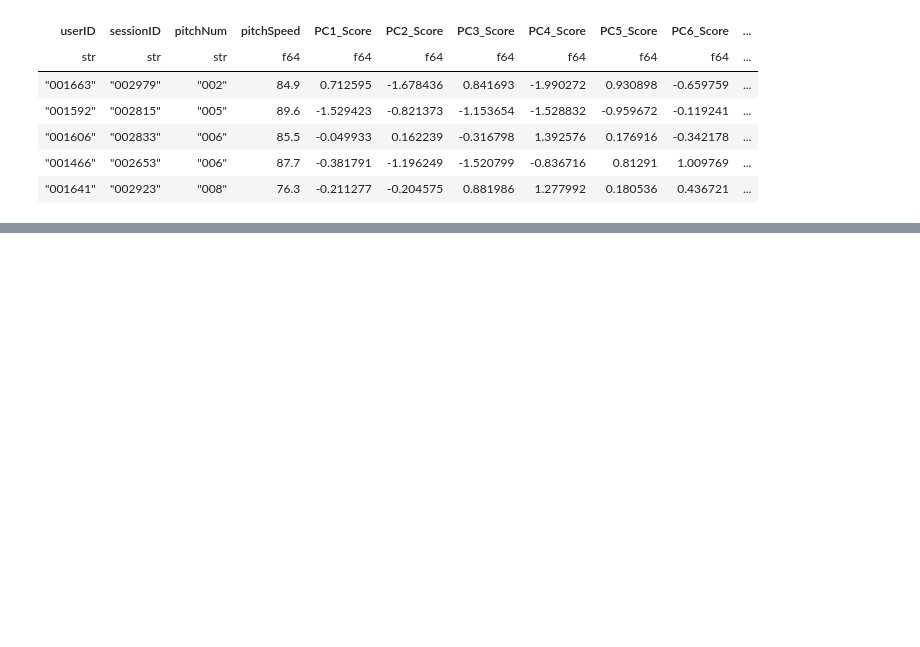
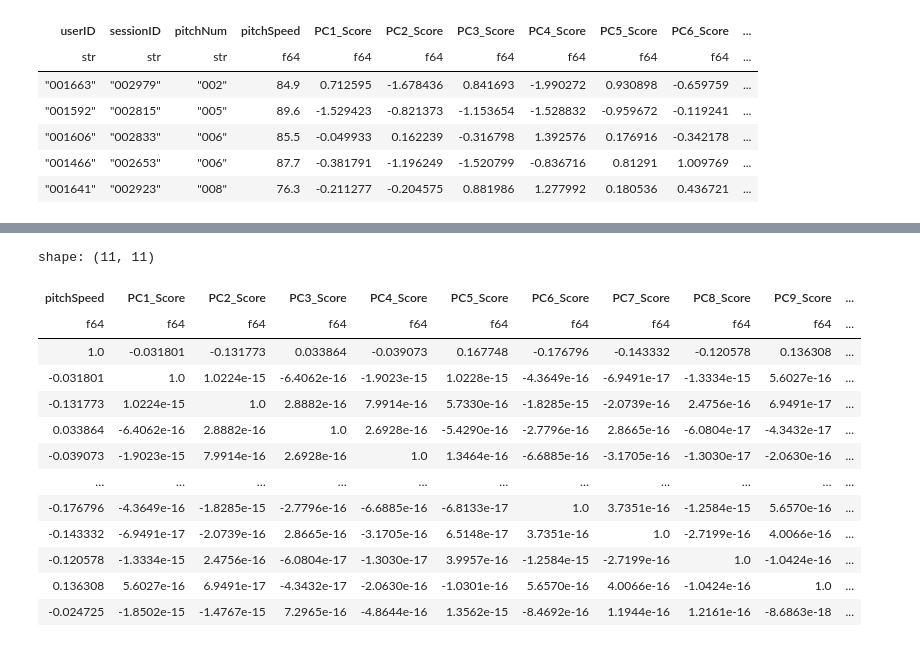
Before and after one commit to brianhockett/baseball-motion-analysis, a Jupyter notebook: pca.ipynb, the cells around one changed output, grey strips where cells are left out. Cells and saved outputs as stored; diff of their text form; code cells hidden in the pictures; blank space fills up the shorter version.

```diff
--- a/pca.ipynb
+++ b/pca.ipynb
@@ -321,0 +358,17 @@ shape: (1, 14)
+# %%
+pca_df[:, 3:].corr()
+# %% [output]
+shape: (11, 11)
+| pitchSpeed | PC1_Score | PC2_Score | PC3_Score | PC4_Score | PC5_Score | PC6_Score | PC7_Score | PC8_Score | PC9_Score | ... |
+| f64 | f64 | f64 | f64 | f64 | f64 | f64 | f64 | f64 | f64 | ... |
+| 1.0 | -0.031801 | -0.131773 | 0.033864 | -0.039073 | 0.167748 | -0.176796 | -0.143332 | -0.120578 | 0.136308 | ... |
+| -0.031801 | 1.0 | 1.0224e-15 | -6.4062e-16 | -1.9023e-15 | 1.0228e-15 | -4.3649e-16 | -6.9491e-17 | -1.3334e-15 | 5.6027e-16 | ... |
+| -0.131773 | 1.0224e-15 | 1.0 | 2.8882e-16 | 7.9914e-16 | 5.7330e-16 | -1.8285e-15 | -2.0739e-16 | 2.4756e-16 | 6.9491e-17 | ... |
+| 0.033864 | -6.4062e-16 | 2.8882e-16 | 1.0 | 2.6928e-16 | -5.4290e-16 | -2.7796e-16 | 2.8665e-16 | -6.0804e-17 | -4.3432e-17 | ... |
+| -0.039073 | -1.9023e-15 | 7.9914e-16 | 2.6928e-16 | 1.0 | 1.3464e-16 | -6.6885e-16 | -3.1705e-16 | -1.3030e-17 | -2.0630e-16 | ... |
+| … | … | … | … | … | … | … | … | … | … | ... |
+| -0.176796 | -4.3649e-16 | -1.8285e-15 | -2.7796e-16 | -6.6885e-16 | -6.8133e-17 | 1.0 | 3.7351e-16 | -1.2584e-15 | 5.6570e-16 | ... |
+| -0.143332 | -6.9491e-17 | -2.0739e-16 | 2.8665e-16 | -3.1705e-16 | 6.5148e-17 | 3.7351e-16 | 1.0 | -2.7199e-16 | 4.0066e-16 | ... |
+| -0.120578 | -1.3334e-15 | 2.4756e-16 | -6.0804e-17 | -1.3030e-17 | 3.9957e-16 | -1.2584e-15 | -2.7199e-16 | 1.0 | -1.0424e-16 | ... |
+| 0.136308 | 5.6027e-16 | 6.9491e-17 | -4.3432e-17 | -2.0630e-16 | -1.0301e-16 | 5.6570e-16 | 4.0066e-16 | -1.0424e-16 | 1.0 | ... |
+| -0.024725 | -1.8502e-15 | -1.4767e-15 | 7.2965e-16 | -4.8644e-16 | 1.3562e-15 | -8.4692e-16 | 1.1944e-16 | 1.2161e-16 | -8.6863e-18 | ... |
```
Also changed, not shown: parts of 3 cells of this notebook, 2 other files.
